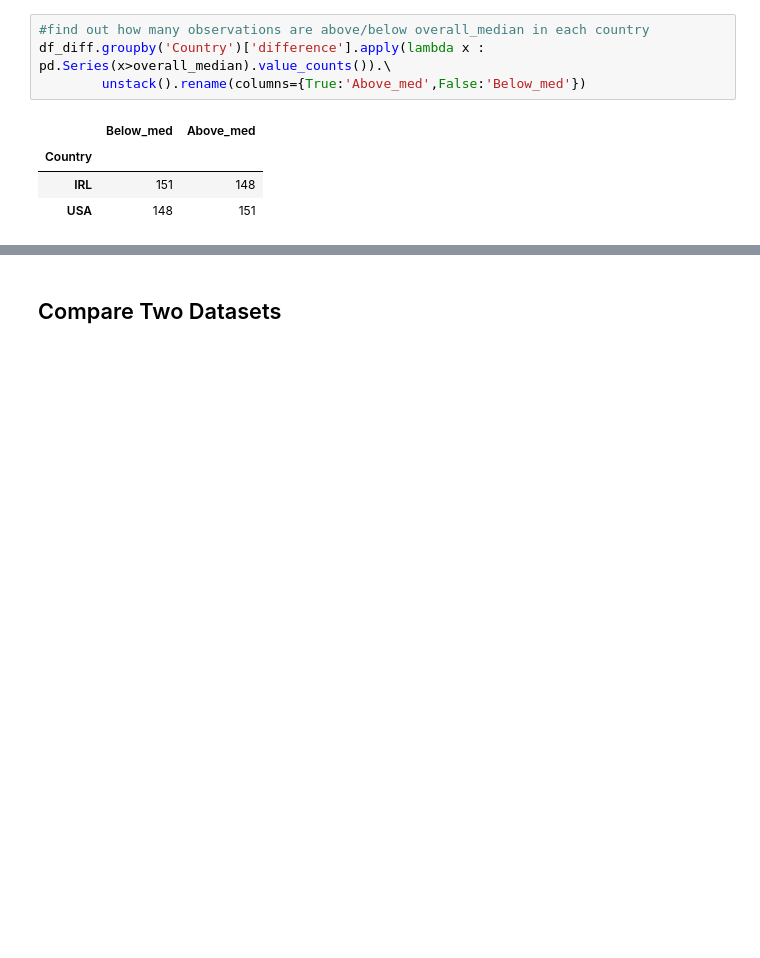
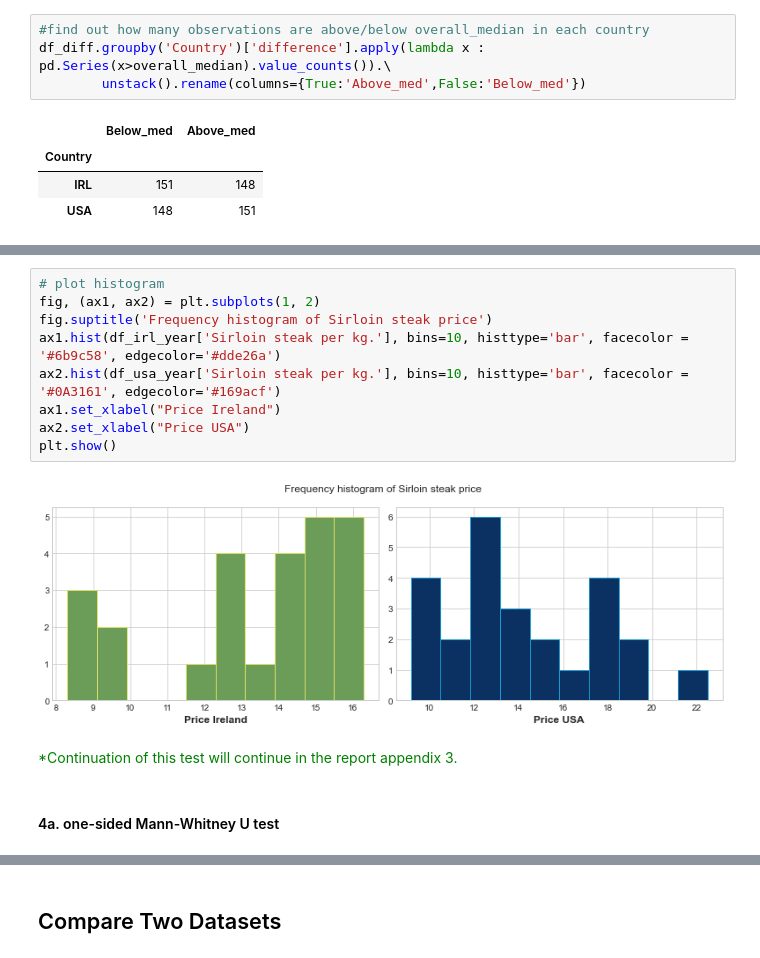
Before and after one commit to ZdenkoCCT/CA2Git, a Jupyter notebook: Cleaned data-Statistics.ipynb, the cells around one changed output, grey strips where cells are left out. Saved outputs shown, nothing was run; the diff lists cells and outputs as text; blank space fills up the shorter version.

```diff
--- a/Cleaned data-Statistics.ipynb
+++ b/Cleaned data-Statistics.ipynb
@@ -662,0 +722,15 @@ df_diff.groupby('Country')['difference'].apply(lambda x : pd.Series(x>overall_me
+# %%
+# plot histogram
+fig, (ax1, ax2) = plt.subplots(1, 2)
+fig.suptitle('Frequency histogram of Sirloin steak price')
+ax1.hist(df_irl_year['Sirloin steak per kg.'], bins=10, histtype='bar', facecolor = '#6b9c58', edgecolor='#dde26a')
+ax2.hist(df_usa_year['Sirloin steak per kg.'], bins=10, histtype='bar', facecolor = '#0A3161', edgecolor='#169acf')
+ax1.set_xlabel("Price Ireland")
+ax2.set_xlabel("Price USA")
+plt.show()
+# %% [output]
+[figure, added]
+# %% [markdown]
+<p style="color:green;"> *Continuation of this test will continue in the report appendix 3.
+# %% [markdown]
+#### 4a. one-sided Mann-Whitney U test
```
Also changed, not shown: parts of 28 cells of this notebook, 1 other file.
